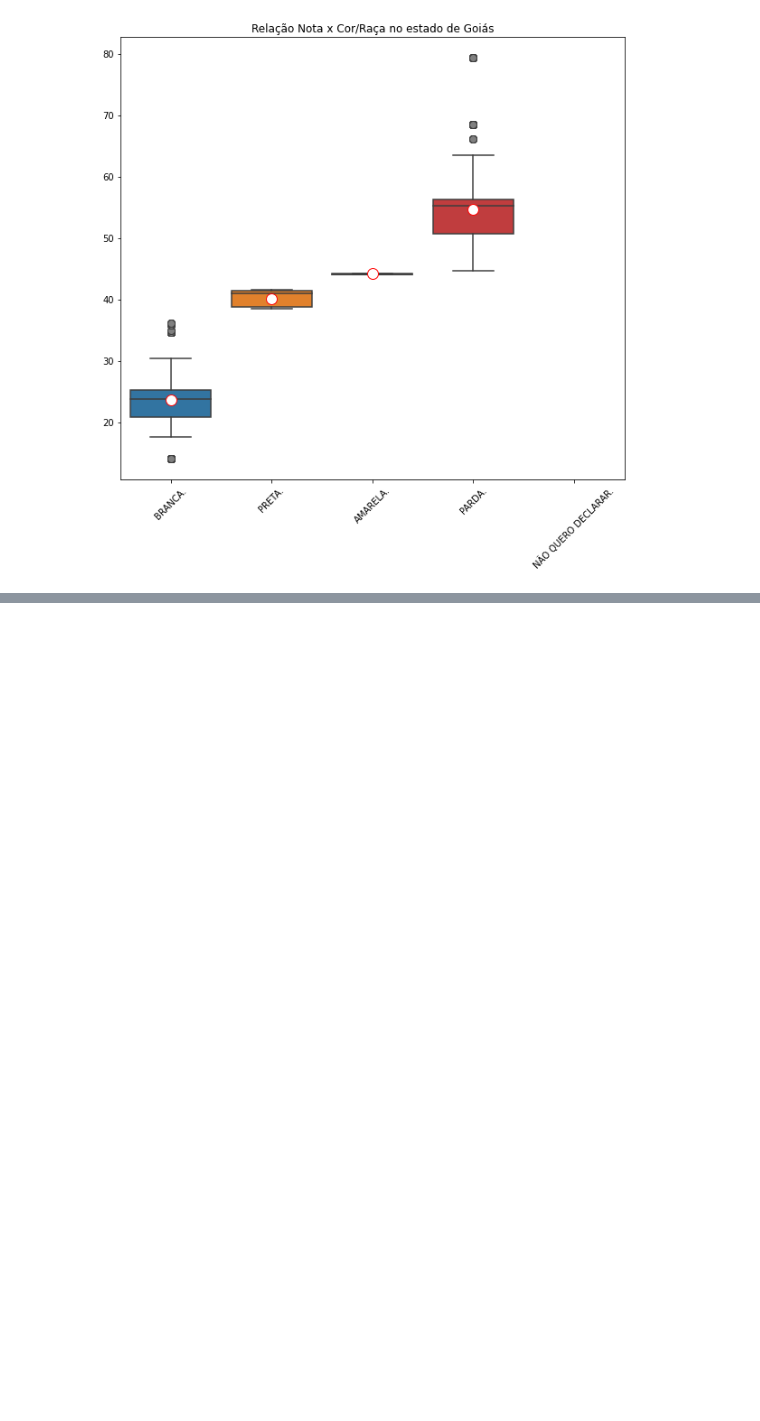
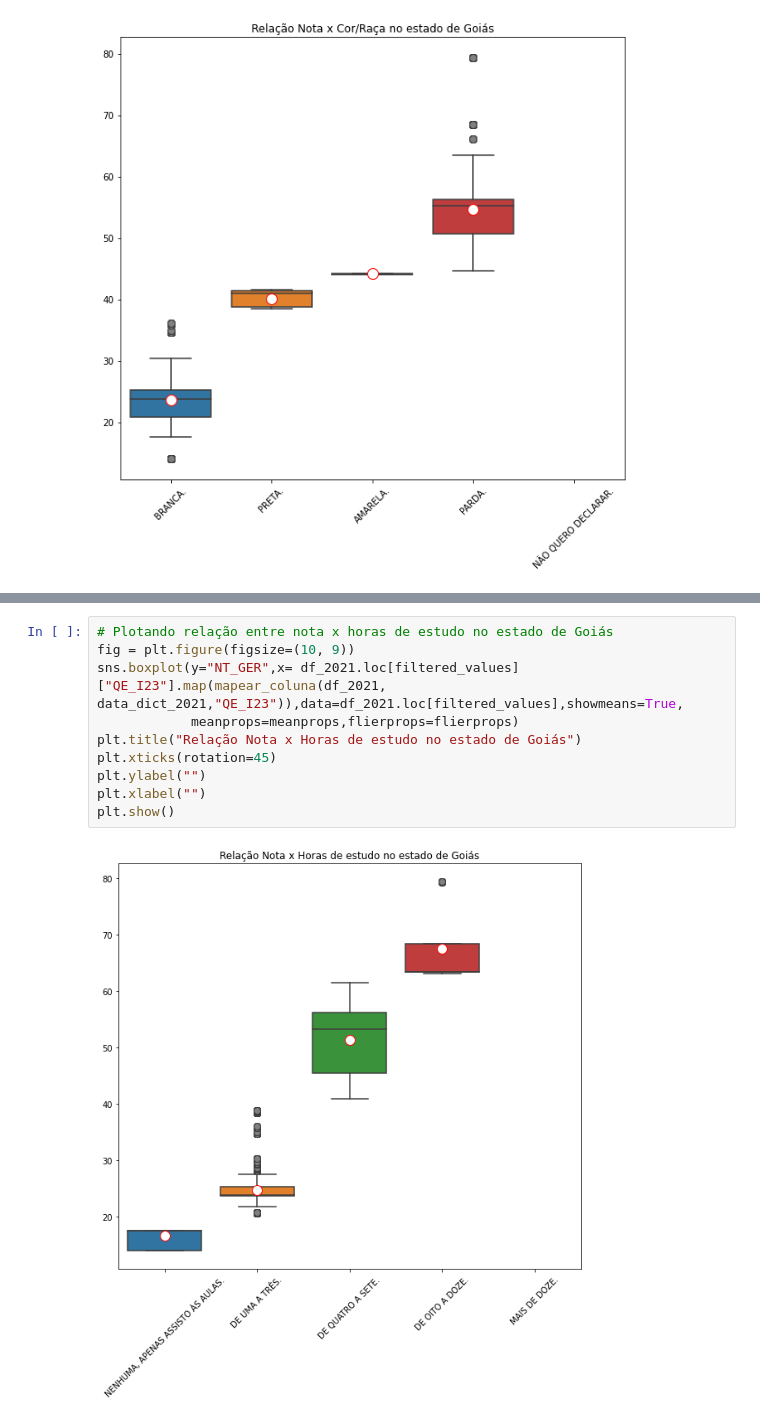
Before and after one commit to andersonacavalcante/Enade-2021, a Jupyter notebook: enade-2021.ipynb, the cells around one changed output, grey strips where cells are left out. Drawn from its saved outputs; the diff is of its cells as text; blank space fills up the shorter version.

```diff
--- a/enade-2021.ipynb
+++ b/enade-2021.ipynb
@@ -884,0 +897,12 @@ plt.show()
+# %%
+# Plotando relação entre nota x horas de estudo no estado de Goiás
+fig = plt.figure(figsize=(10, 9))
+sns.boxplot(y="NT_GER",x= df_2021.loc[filtered_values]["QE_I23"].map(mapear_coluna(df_2021, data_dict_2021,"QE_I23")),data=df_2021.loc[filtered_values],showmeans=True,
+            meanprops=meanprops,flierprops=flierprops)
+plt.title("Relação Nota x Horas de estudo no estado de Goiás")
+plt.xticks(rotation=45)
+plt.ylabel("")
+plt.xlabel("")
+plt.show()
+# %% [output]
+[figure, added]
```
Also changed, not shown: parts of 3 cells of this notebook.
